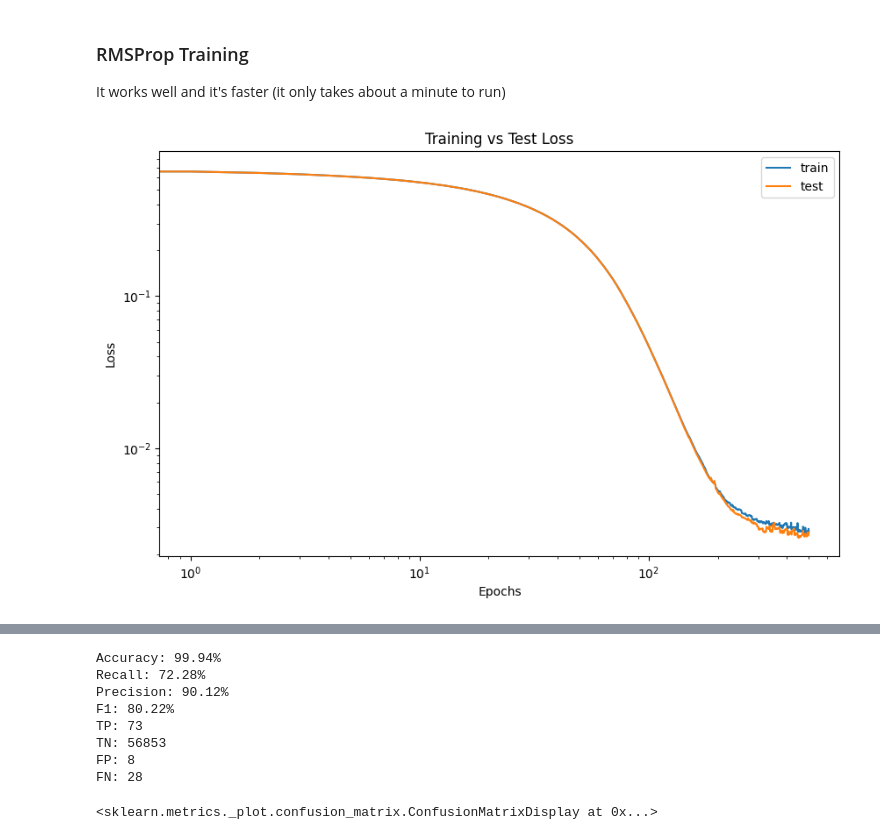
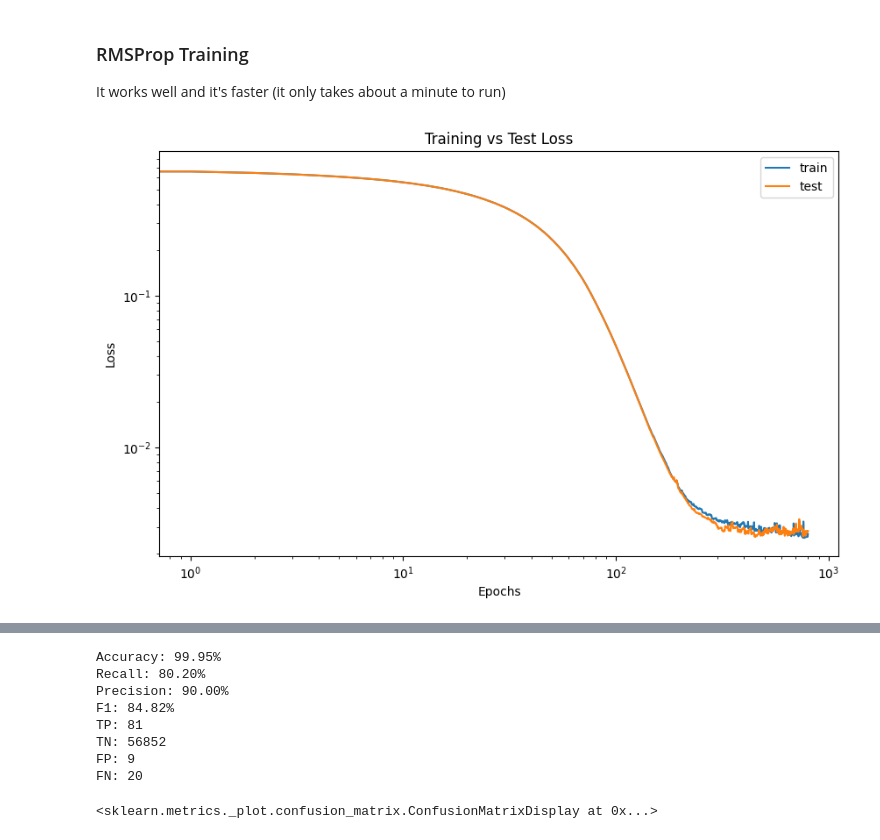
Before and after one commit to edogriba/NAML-2024, a Jupyter notebook: AutoEncoderForFraudDetection.ipynb, the cells around one changed output, grey strips where cells are left out. Cells and saved outputs as stored; diff of their text form; code cells hidden in the pictures.

```diff
--- a/AutoEncoderForFraudDetection.ipynb
+++ b/AutoEncoderForFraudDetection.ipynb
@@ -254,7 +254,7 @@ It works well but it is slow (indeed it takes more or less 2 minutes to run it)
 # %%
 # Hyperparameters
 layers_size = [30, 20, 10, 1]
-num_epochs = 500
+num_epochs = 800
 learning_rate = 0.8
 
 params = initialize_params_ANN(layers_size)
@@ -312,7 +312,7 @@ It works well and it's faster (it only takes about a minute to run)
 # %%
 # Hyperparameters
 layers_size = [30, 20, 10, 1]
-num_epochs = 500
+num_epochs = 800
 batch_size = 1000
 learning_rate = 2e-3
 decay_rate = 0.9
@@ -332,31 +332,31 @@ cumulated_sqr_grad = [0.0 for _ in range(len(params))]
 
 for epoch in tqdm(range(num_epochs)):
     idxs = np.random.choice(n_train, batch_size, replace=False)
     grad_val = grad_jit(x_train[idxs, :], y_train[idxs, :], params)
 
     for i in range(len(params)):
         # Cumulated squared gradients
         cumulated_sqr_grad[i] = (decay_rate * cumulated_sqr_grad[i] +
                                  (1 - decay_rate) * grad_val[i] * grad_val[i])
 
         # Update parameters using adaptive learning rate
         params[i] -= grad_val[i] * learning_rate * (1 / (delta + jnp.sqrt(cumulated_sqr_grad[i])))
 
     # Compute loss once per epoch
     history_train_Xen.append(cross_entropy_jit(x_train, y_train, params))
     history_test_Xen.append(cross_entropy_jit(x_test, y_test, params))
 
 # Plot loss curves
 plt.figure(figsize=(10, 6))
 plt.loglog(history_train_Xen, label="train")
 plt.loglog(history_test_Xen, label="test")
 plt.legend()
 plt.xlabel("Epochs")
 plt.ylabel("Loss")
 plt.title("Training vs Test Loss")
 plt.show()
 
 print("Final Train Loss:", history_train_Xen[-1])
 print("Final Test Loss:", history_test_Xen[-1])
 # %% [output]
-[figure, old version]
+[figure, new version]
@@ -367,14 +367,14 @@ ANN_pred_test = ANN(x_test, params)
 y_pred_test = np.where(ANN_pred_test >= 0.5, 1., 0.)
 compute_metrics(y_test, y_pred_test)
 # %% [output]
-Accuracy: 99.94%
-Recall: 72.28%
-Precision: 90.12%
-F1: 80.22%
-TP: 73
-TN: 56853
-FP: 8
-FN: 28
+Accuracy: 99.95%
+Recall: 80.20%
+Precision: 90.00%
+F1: 84.82%
+TP: 81
+TN: 56852
+FP: 9
+FN: 20
 # %%
 ConfusionMatrixDisplay(confusion_matrix(y_test, y_pred_test), display_labels=["Non Fraud", "Fraud"]).plot()
 # %% [output]
```
Also changed, not shown: parts of 4 cells of this notebook.
